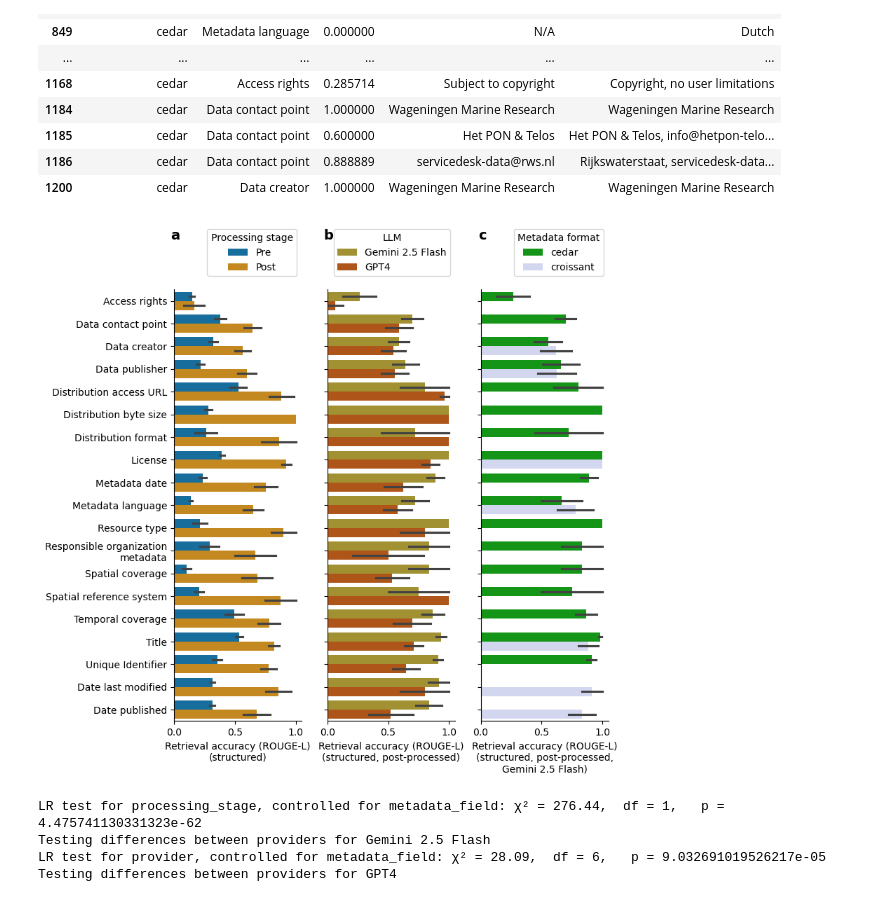
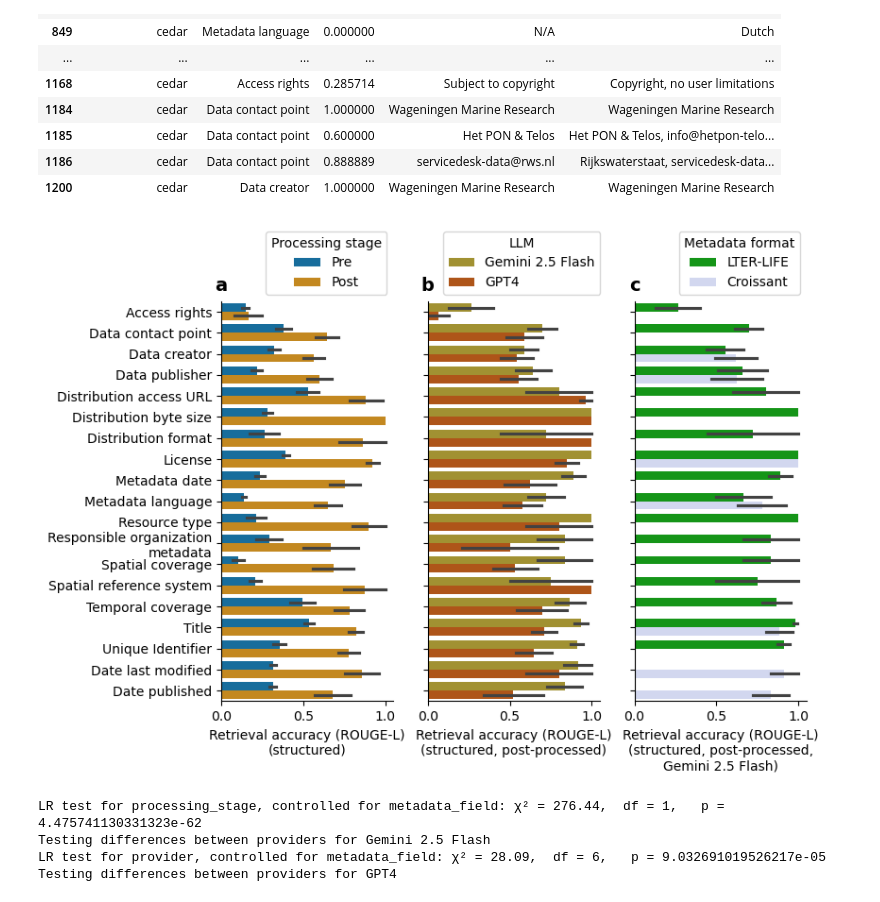
Before and after one commit to LTER-LIFE/meta-knowledge-harvesting, a Jupyter notebook: Evaluate LLM output.ipynb, the cells around one changed output. Drawn from its saved outputs; the diff is of its cells as text; code cells hidden in the pictures.

```diff
--- a/Evaluate LLM output.ipynb
+++ b/Evaluate LLM output.ipynb
@@ -72,7 +161,7 @@ if save_fig:
 # %% [markdown]
 ## Evaluate all datasets:
 # %%
-test_llm_metrics = True
+test_llm_metrics = False
 # fp_pred='outputs/2025-05-28/clean_entity_type_map.yaml'
 # fp_pred='outputs/2025-06-03/cedar_openai_clean_entity_type_map.yaml'
 folder_pred_croissant = 'outputs/2025-06-04/'
@@ -285,9 +316,28 @@ df_scores = pd.DataFrame(ds_scores_clean)
 df_scores['domain'] = df_scores['url'].apply(lambda x: x.lstrip('https://').lstrip('www.').split('/')[0])
 df_scores['provider'] = df_scores['domain'].apply(lambda x: domain_to_provider[x])
 df_scores['name'] = df_scores['url'].apply(lambda x: url_to_ds_name[x])
+df_scores['metadata_format'] = df_scores['metadata_format'].apply(lambda x: {'cedar': 'LTER-LIFE', 'croissant': 'Croissant'}[x])
 # df_scores.to_csv('outputs/2025-05-28/eval_clean_2025-06-02.csv', index=False)
 assert all(df_scores[df_scores['findability'] == 0].annot_missing)
 
+cols_df_scores = ['llm_name',
+                'metadata_format',
+                'processing_stage',
+                'url',
+                'domain',
+                'provider',
+                'name',
+                'metadata_field',
+                'findability',
+                'annot_missing',
+                'value_annot',
+                'value_pred',
+                'rouge',
+                'levenshtein',
+                ]
+assert all([x in df_scores.columns for x in cols_df_scores]), f"Columns {cols_df_scores} not found in df_scores."
+assert len(cols_df_scores) == len(df_scores.columns), f"Columns {cols_df_scores} not equal to df_scores columns."
+df_scores = df_scores[cols_df_scores]
 
 df_scores_present_structured = df_scores[df_scores['findability'] == 1].copy()
 df_scores_present_unstructured = df_scores[df_scores['findability'] == 2].copy()
@@ -418,16 +430,16 @@ df_scores_present_structured_exact[np.logical_and(df_scores_present_structured_e
 | 1186 | cedar | Data contact point | 0.888889 | servicedesk-data@rws.nl | Rijkswaterstaat, servicedesk-data... |
 | 1200 | cedar | Data creator | 1.000000 | Wageningen Marine Research | Wageningen Marine Research |
 # %%
-save_fig = False
+save_fig = True
 
-fig, ax = plt.subplots(1, 3, figsize=(8, 8))
+fig, ax = plt.subplots(1, 3, figsize=(8, 5.5))
 
 sns.barplot(data=df_scores_present_structured_exact, x='rouge', y='metadata_field',
             hue='processing_stage', orient='h', errorbar='se', ax=ax[0])
 ax[0].set_ylabel('')
 ax[0].set_xlabel('Retrieval accuracy (ROUGE-L)\n(structured)')
 despine(ax[0])
-ax[0].legend(title='Processing stage', loc='lower right', bbox_to_anchor=(1, 1.02))
+ax[0].legend(title='Processing stage', loc='lower right', bbox_to_anchor=(1, 1))
 # ax[0].set_title('Post-processing improves accuracy', fontsize=10, fontweight='bold')
 # ax[0].legend(title='Processing stage', loc='upper right', bbox_to_anchor=(1.15, 1))
 
@@ -438,7 +450,7 @@ sns.barplot(data=df_scores_present_structured_exact[df_scores_present_structured
 ax[1].set_ylabel('')
 ax[1].set_xlabel('Retrieval accuracy (ROUGE-L)\n(structured, post-processed)')
 despine(ax[1])
-ax[1].legend(title='LLM', loc='lower right', bbox_to_anchor=(1, 1.02))
+ax[1].legend(title='LLM', loc='lower right', bbox_to_anchor=(1.04, 1))
 # ax[1].set_title('Comparison LLMs', fontsize=10, fontweight='bold')
 # ax[1].legend(title='LLM', loc='upper right', bbox_to_anchor=(1.15, 1))
 
@@ -449,37 +461,38 @@ sel_llm_name = 'Gemini 2.5 Flash'
 df_use = df_scores_present_structured_exact[np.logical_and(df_scores_present_structured_exact['processing_stage'] == 'Post',
                                                            df_scores_present_structured_exact['llm_name'] == sel_llm_name)]
 # df_use = df_scores_present_structured_exact[df_scores_present_structured_exact['processing_stage'] == 'Post']
 sns.barplot(data=df_use,
             x='rouge', y='metadata_field', hue='metadata_format',
             orient='h', errorbar='se', ax=ax[2],
             palette=["#00aa03", "#cdd4f4"])
 ax[2].set_ylabel('')
 ax[2].set_xlabel(f'Retrieval accuracy (ROUGE-L)\n(structured, post-processed,\n{sel_llm_name})')
 despine(ax[2])
-ax[2].legend(title='Metadata format', loc='lower right', bbox_to_anchor=(1, 1.02))
+ax[2].legend(title='Metadata format', loc='lower right', bbox_to_anchor=(1, 1))
 # ax[2].set_title('Comparison metadata formats', fontsize=10, fontweight='bold')
 # ax[2].legend(title='Metadata format', loc='upper right', bbox_to_anchor=(1.3, 1))
 
 ## assert yticklabels are the same for both subplots
 yticklabels_0 = [t.get_text() for t in ax[0].get_yticklabels()]
 yticklabels_1 = [t.get_text() for t in ax[1].get_yticklabels()]
 yticklabels_2 = [t.get_text() for t in ax[2].get_yticklabels()]
 assert yticklabels_0 == yticklabels_1, f"Y-tick labels are not the same: {yticklabels_0} != {yticklabels_1}"
 assert yticklabels_0 == yticklabels_2, f"Y-tick labels are not the same: {yticklabels_0} != {yticklabels_2}"
 yticklabels = [y  if y != 'Responsible organization metadata' else 'Responsible organization\nmetadata' for y in yticklabels_0]
 ax[0].set_yticklabels(yticklabels)  # Set y-tick labels for the first subplot
 ax[1].set_yticklabels(['' for _ in yticklabels_1])  # Remove y-tick labels from the second subplot
 ax[2].set_yticklabels(['' for _ in yticklabels_2])  # Remove y-tick labels from the third subplot
 # ax[2].set_title('Comparison metadata formats', fontsize=10, fontweight='bold')
 
 for iplot, letter in enumerate(['a', 'b', 'c']):
-    ax[iplot].annotate(letter, xy=(0.01, 1.125), textcoords='axes fraction',
-                fontsize=14, fontweight='bold', ha='center', va='center')
+    ax[iplot].annotate(letter, xy=(0.0, 1.04), textcoords='axes fraction',
+                fontsize=14, fontweight='bold', ha='center', va='center',
+                clip_on=False, zorder=10)
 
 if save_fig:
     plt.savefig(os.path.join(fig_dir, 'metadata_retrieval_accuracy.pdf'), bbox_inches='tight', dpi=300)
 # %% [output]
-[figure, old version]
+[figure, new version]
 # %%
 # ## Two way ANOVA on ROUGE score with LLM and metadata field as factors
 # from statsmodels.formula.api import ols, mixedlm
```
Also changed, not shown: parts of 13 cells of this notebook, 8 other files.
